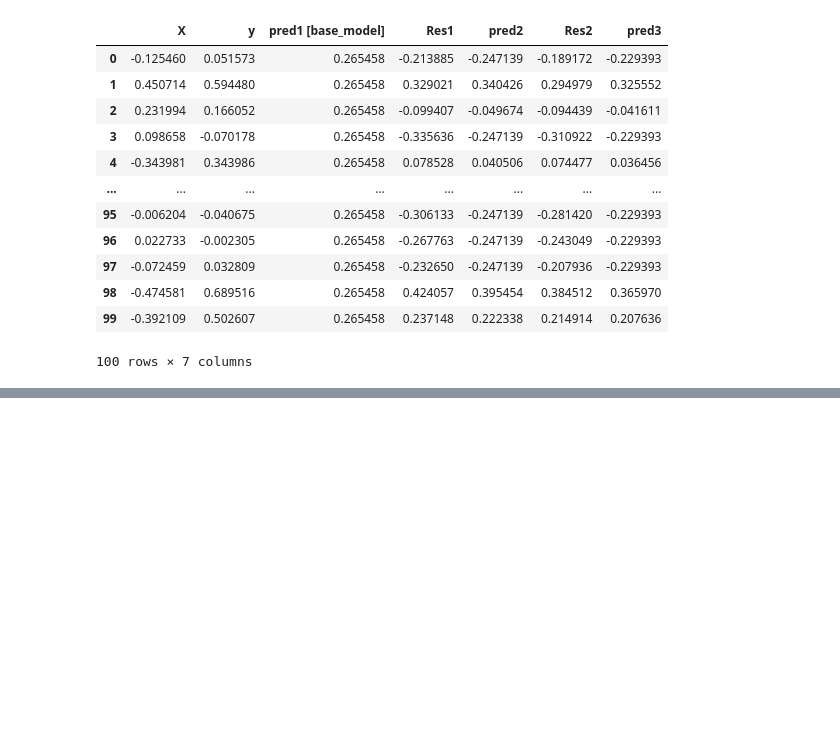
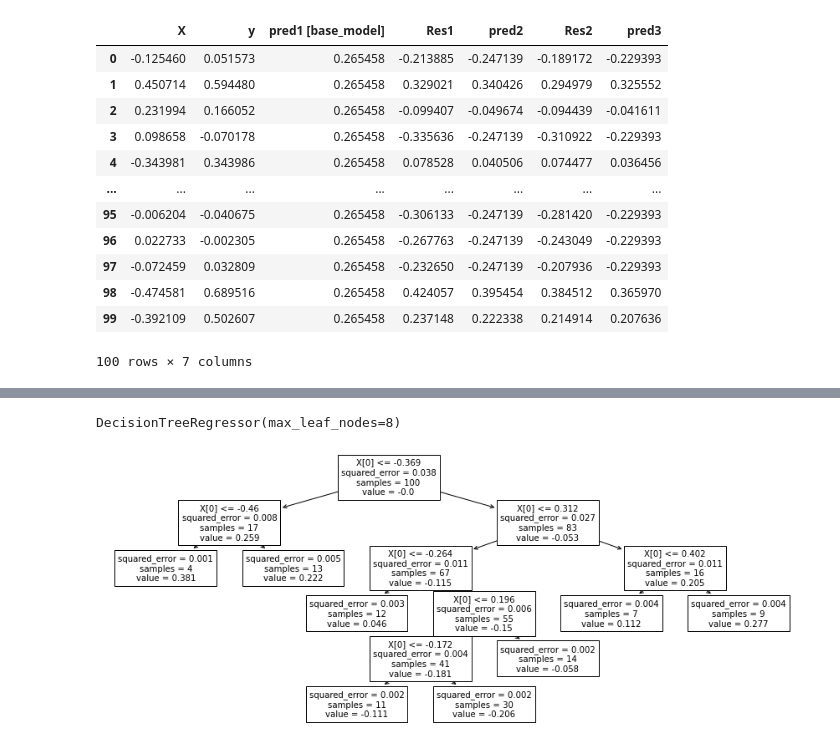
Before and after one commit to sakshi4160/Machine_Learning, a Jupyter notebook: Gradient Boosting/Gradient Boosting.ipynb, the cells around one changed output, grey strips where cells are left out. Drawn from its saved outputs; the diff is of its cells as text; code cells hidden in the pictures; blank space fills up the shorter version.

```diff
--- a/Gradient Boosting/Gradient Boosting.ipynb
+++ b/Gradient Boosting/Gradient Boosting.ipynb
@@ -202,3 +202,5 @@ df
 # final_pred= Base + (alpha*DT1) + (alpha*DT2)
 
 # final_pred=df["pred1 [base_model]"] + (0.1 * DT1) + (0.1 * DT2)
+# %%
+df["Res3"]=df["y"]-(df["pred1 [base_model]"]+(0.1* df["pred2"])+(0.1* df["pred3"]))
@@ -204,0 +223,18 @@ df
+# %%
+X=df["X"].values.reshape(100,1)
+y=df["Res3"]
+# %%
+from sklearn.tree import DecisionTreeRegressor
+DT3=DecisionTreeRegressor(max_leaf_nodes=8)
+DT3.fit(X,y)
+# %% [output]
+DecisionTreeRegressor(max_leaf_nodes=8)
+# %%
+from sklearn.tree import plot_tree
+
+
+plt.figure(figsize=(15,6))
+plot_tree(DT3)
+plt.show()
+# %% [output]
+[figure, added]
```
Also changed, not shown: parts of 4 cells of this notebook.
